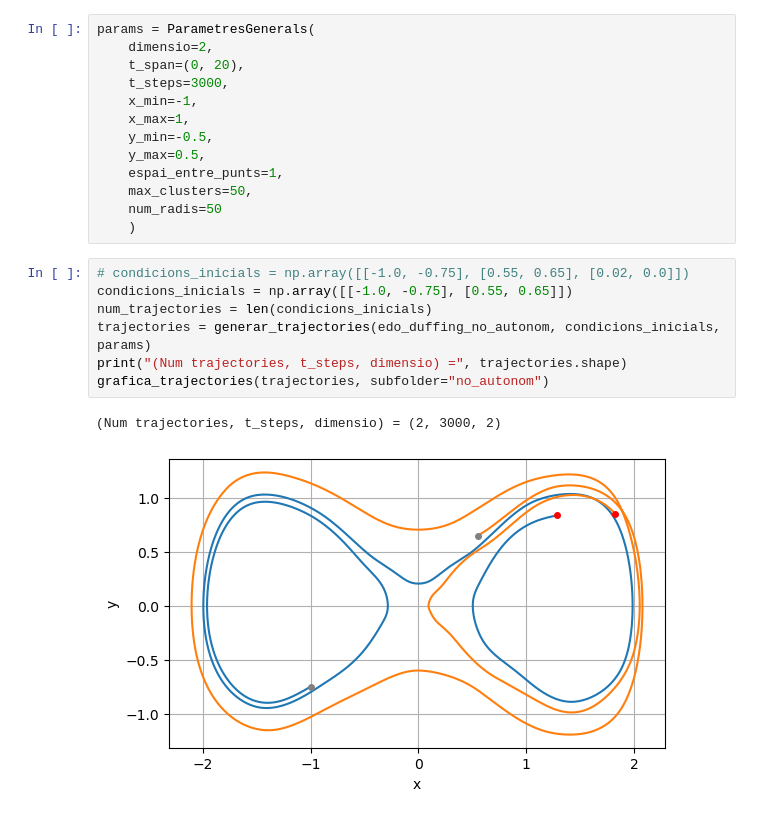
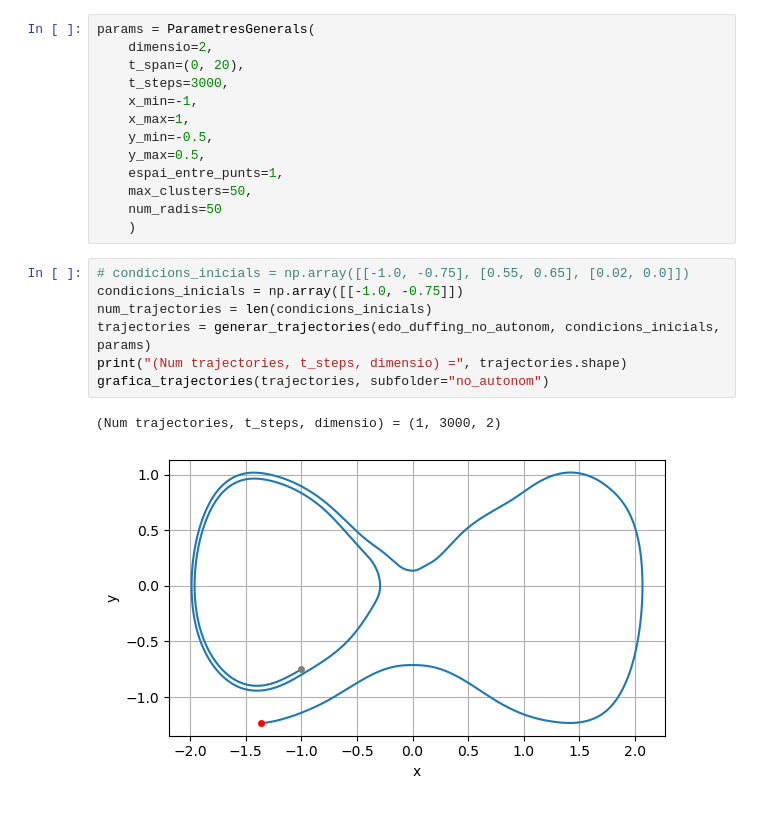
Before and after one commit to victor-lopz/spectral-clustering, a Jupyter notebook: notebooks/duffing_no_autonom_trajectories.ipynb, the cells around one changed output. Saved outputs shown, nothing was run; the diff lists cells and outputs as text.

```diff
--- a/notebooks/duffing_no_autonom_trajectories.ipynb
+++ b/notebooks/duffing_no_autonom_trajectories.ipynb
@@ -26,11 +26,11 @@ params = ParametresGenerals(
     )
 # %%
 # condicions_inicials = np.array([[-1.0, -0.75], [0.55, 0.65], [0.02, 0.0]])
-condicions_inicials = np.array([[-1.0, -0.75], [0.55, 0.65]])
+condicions_inicials = np.array([[-1.0, -0.75]])
 num_trajectories = len(condicions_inicials)
 trajectories = generar_trajectories(edo_duffing_no_autonom, condicions_inicials, params)
 print("(Num trajectories, t_steps, dimensio) =", trajectories.shape)
 grafica_trajectories(trajectories, subfolder="no_autonom")
 # %% [output]
-(Num trajectories, t_steps, dimensio) = (2, 3000, 2)
+(Num trajectories, t_steps, dimensio) = (1, 3000, 2)
-[figure, old version]
+[figure, new version]
```
Also changed, not shown: 2 other files.
